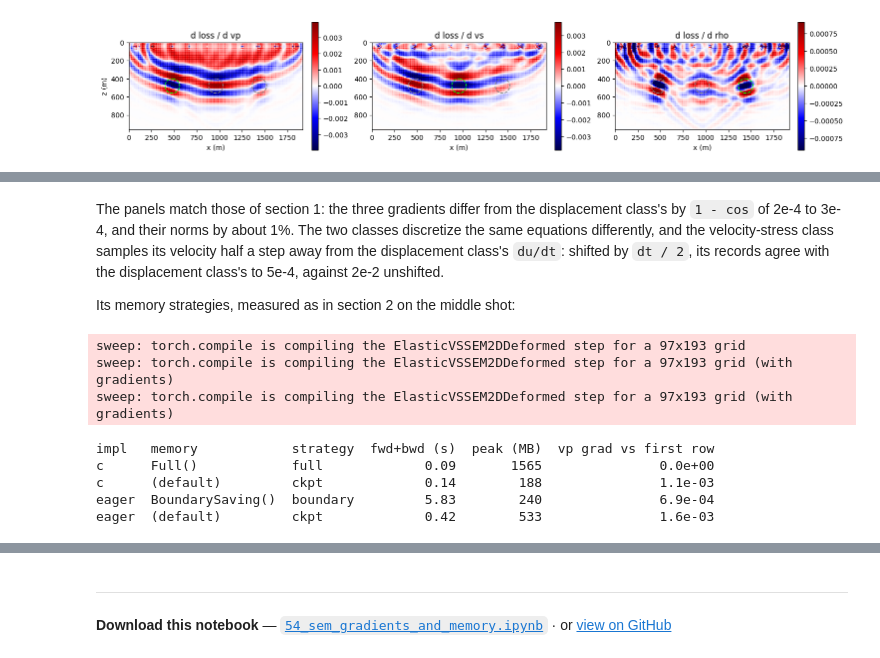
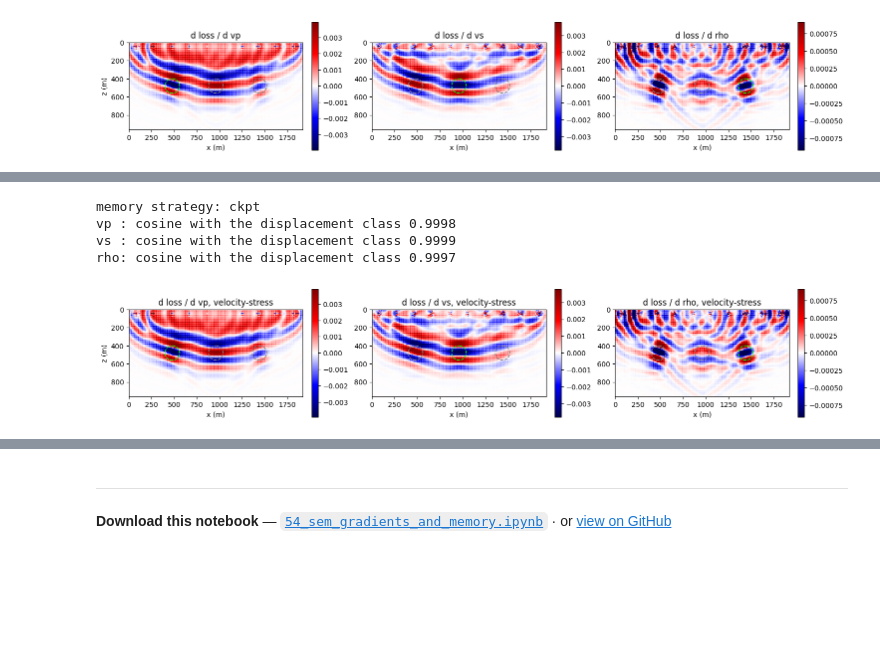
Before and after one commit to DeepWave-KAUST/sweep, a Jupyter notebook: docs/notebooks/54_sem_gradients_and_memory.ipynb, the cells around one changed output, grey strips where cells are left out. Drawn from its saved outputs; the diff is of its cells as text; code cells hidden in the pictures; blank space fills up the shorter version.

```diff
--- a/docs/notebooks/54_sem_gradients_and_memory.ipynb
+++ b/docs/notebooks/54_sem_gradients_and_memory.ipynb
@@ -467,42 +252,21 @@ rho: 1 - cos against the displacement class 3.3e-04, norm ratio 0.992
-# %% [markdown]
-The panels match those of section 1: the three gradients differ from the displacement class's by
-`1 - cos` of 2e-4 to 3e-4, and their norms by about 1%. The two classes discretize the same
-equations differently, and the velocity-stress class samples its velocity half a step away from
-the displacement class's `du/dt`: shifted by `dt / 2`, its records agree with the displacement
-class's to 5e-4, against 2e-2 unshifted.
-
-Its memory strategies, measured as in section 2 on the middle shot:
-# %%
-vs_configs = [('c', Full(), 'Full()'), ('c', None, '(default)'),
-              ('eager', BoundarySaving(), 'BoundarySaving()'), ('eager', None, '(default)')]
-if device != 'cuda':
-    vs_configs = [cfg for cfg in vs_configs if cfg[0] == 'eager']
-one_obs_vs = observed_vs[5:6]
-rows, ref = [], None
-for impl_k, memory, label in vs_configs:
-    solver = make_vs_solver(impl_k, memory)
-    gradient(solver, one_src, one_obs_vs)               # warm-up (compiles eager)
-    if device == 'cuda':
-        torch.cuda.synchronize(); torch.cuda.reset_peak_memory_stats()
-    t0 = time.perf_counter()
-    _, g = gradient(solver, one_src, one_obs_vs)
-    if device == 'cuda':
-        torch.cuda.synchronize()
-    sec = time.perf_counter() - t0
-    peak = torch.cuda.max_memory_allocated() / 2**20 if device == 'cuda' else float('nan')
-    ref = g[0] if ref is None else ref
-    rows.append((impl_k, label, solver.memory_strategy, sec, peak, float((g[0] - ref).norm() / ref.norm())))
-
-print(f"{'impl':6s} {'memory':17s} {'strategy':9s} {'fwd+bwd (s)':>11s} {'peak (MB)':>10s} {'vp grad vs first row':>21s}")
-for r in rows:
-    print(f'{r[0]:6s} {r[1]:17s} {r[2]:9s} {r[3]:11.2f} {r[4]:10.0f} {r[5]:21.1e}')
-# %% [output]
-sweep: torch.compile is compiling the ElasticVSSEM2DDeformed step for a 97x193 grid
-sweep: torch.compile is compiling the ElasticVSSEM2DDeformed step for a 97x193 grid (with gradients)
-sweep: torch.compile is compiling the ElasticVSSEM2DDeformed step for a 97x193 grid (with gradients)
-impl   memory            strategy  fwd+bwd (s)  peak (MB)  vp grad vs first row
-c      Full()            full             0.09       1565               0.0e+00
-c      (default)         ckpt             0.14        188               1.1e-03
-eager  BoundarySaving()  boundary         5.83        240               6.9e-04
-eager  (default)         ckpt             0.42        533               1.6e-03
+# %%
+from sweep.sem.equations import ElasticVSSEM2DDeformed
+
+vs_solver = PropSEM(ElasticVSSEM2DDeformed, shape=shape, dh=dh, dt=dt, n_order=n_order,
+                    abcn=20, f_dominant=f0, source_type=['sxx', 'szz'],
+                    receiver_type=['vx', 'vz'], impl=impl, device=device)
+print('memory strategy:', vs_solver.memory_strategy)
+with torch.no_grad():
+    observed_vs = vs_solver(wavelet, sources, receivers, models=true)
+_, grads_vs = gradient(vs_solver, obs=observed_vs)
+for name, a, b in zip(('vp', 'vs', 'rho'), grads, grads_vs):
+    cos = torch.nn.functional.cosine_similarity(a.flatten(), b.flatten(), dim=0)
+    print(f'{name:3s}: cosine with the displacement class {float(cos):.4f}')
+show(grads_vs, ', velocity-stress')
+# %% [output]
+memory strategy: ckpt
+vp : cosine with the displacement class 0.9998
+vs : cosine with the displacement class 0.9999
+rho: cosine with the displacement class 0.9997
+[figure, added]
 # %% [markdown]
```
Also changed, not shown: parts of 14 cells of this notebook, 8 other files.
